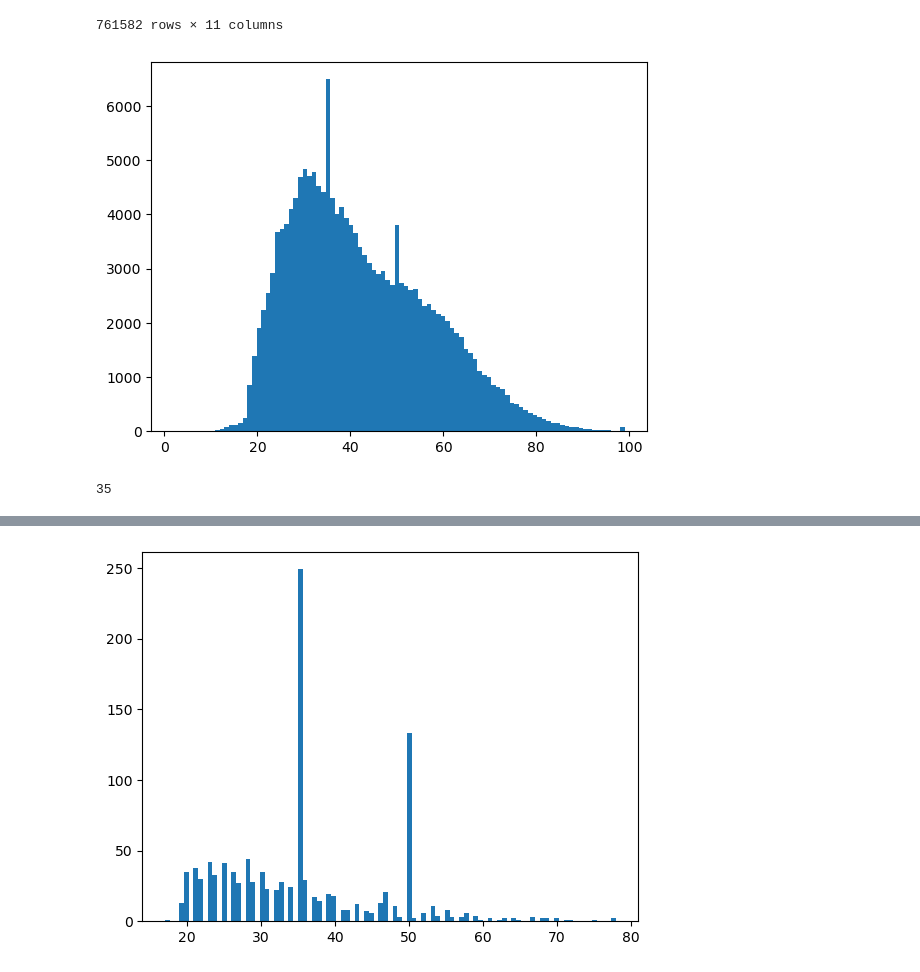
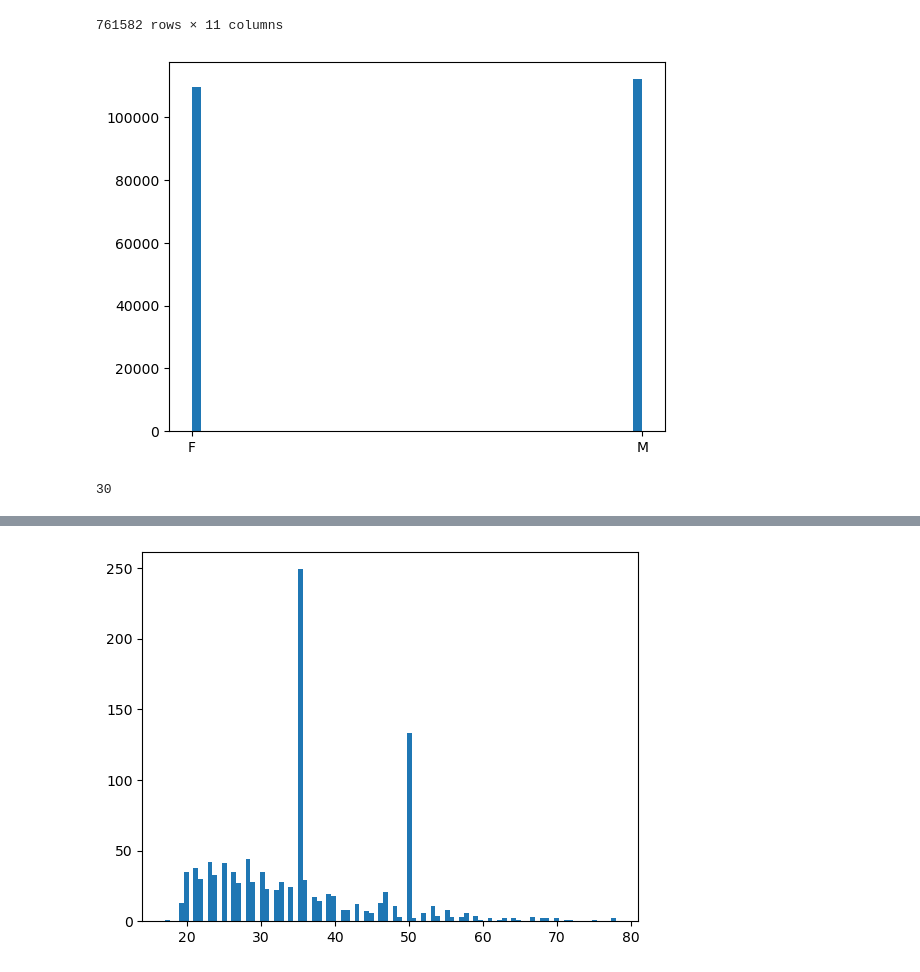
Before and after one commit to rpearce1/LA-Crime, a Jupyter notebook: LA_Crime.ipynb, the cells around one changed output, grey strips where cells are left out. Cells and saved outputs as stored; diff of their text form; code cells hidden in the pictures.

Commit message:
Updated analysis and figures

```diff
--- a/LA_Crime.ipynb
+++ b/LA_Crime.ipynb
@@ -127,16 +143,16 @@ crime_df['type'] = type
 # %%
 #analyze crime variation by age and sex
 age_sex_df = crime_df[((crime_df['Vict Sex'] == 'M') | (crime_df['Vict Sex'] == 'F')) & (crime_df['Vict Age'] > 0)]
 age_sex_df['Vict Descent'].value_counts()
-as_type_df = age_sex_df[(age_sex_df['Vict Sex'] == 'M') & (age_sex_df['type'] == 'property')]#[age_sex_df['type'] == 'property']
-plt.hist(as_type_df['Vict Age'],98)
-#plt.hist(as_type_df['Vict Sex'],49)
+as_type_df = age_sex_df[ (age_sex_df['type'] == 'violent')]#[age_sex_df['type'] == 'property']
+#plt.hist(age_sex_df['Vict Age'],8)
+plt.hist(as_type_df['Vict Sex'],49)
 #plt.hist(age_sex_df['Vict Age'],98)
 plt.show()
 #men and women equal for violent, more men for property, significantly more women for other
 statistics.mode(as_type_df['Vict Age'])
 # %% [output]
-[figure, old version]
+[figure, new version]
-35
+30
 # %%
 #calculate male to female and female to male ratios by crime description
```
Also changed, not shown: parts of 20 cells of this notebook, 1 other file.
